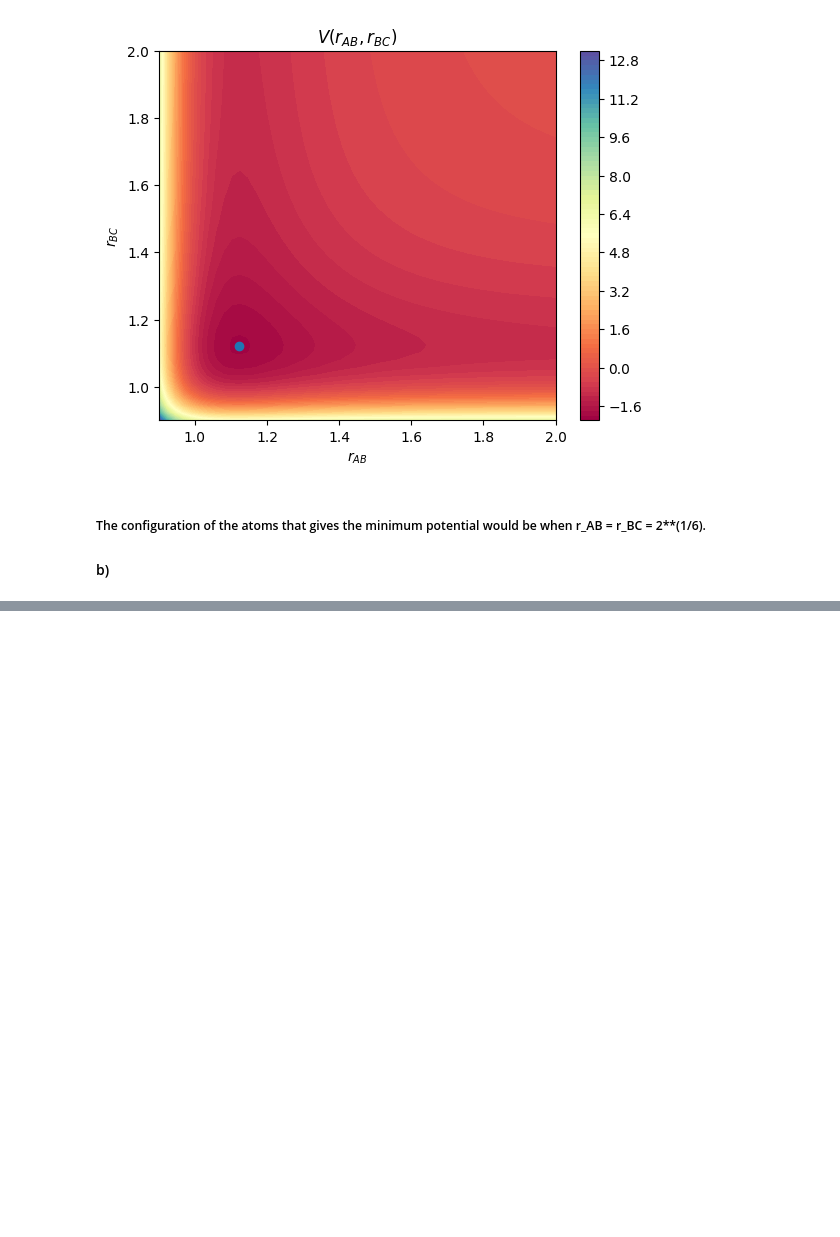
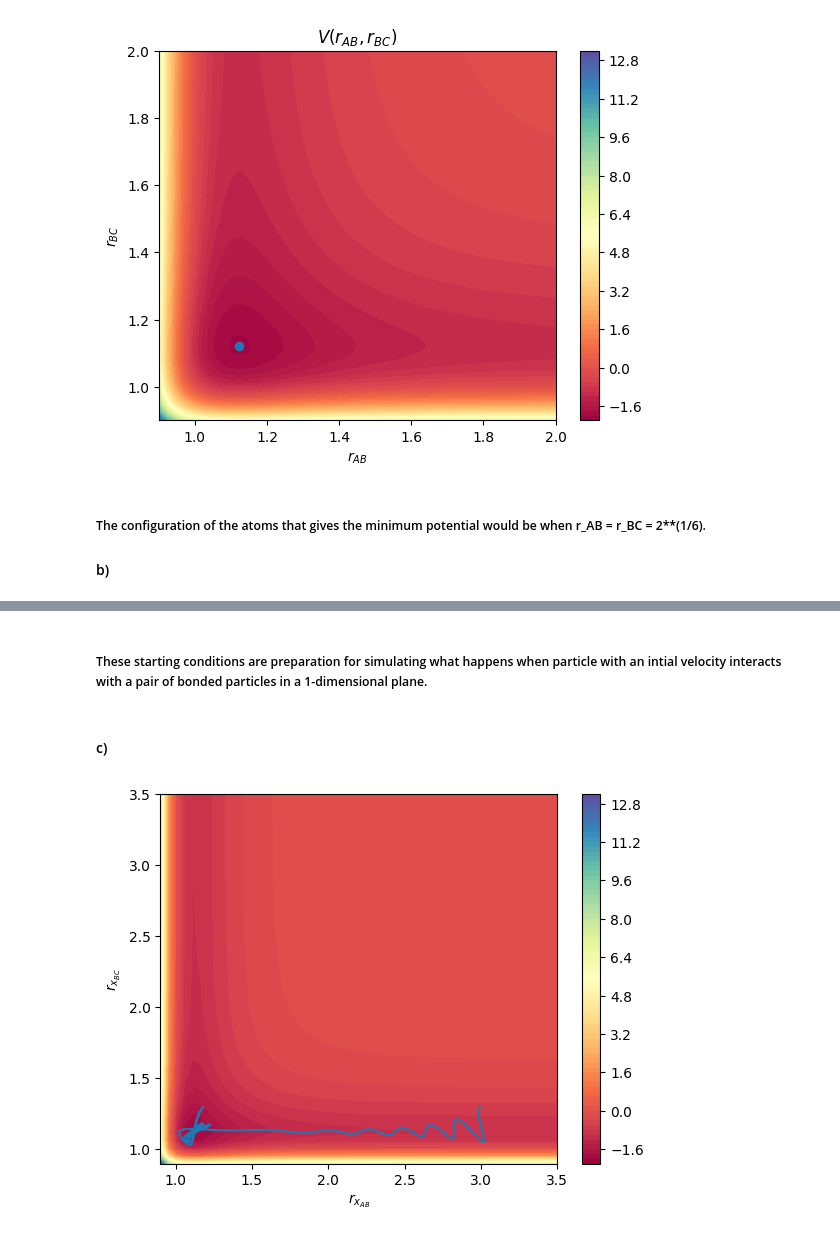
Before and after one commit to Icho2/Computational_Chemistry, a Jupyter notebook: Molecular_Dynamics.ipynb, the cells around one changed output, grey strips where cells are left out. Cells and saved outputs as stored; diff of their text form; code cells hidden in the pictures; blank space fills up the shorter version.

```diff
--- a/Molecular_Dynamics.ipynb
+++ b/Molecular_Dynamics.ipynb
@@ -261,0 +273,37 @@ AttributeError: 'numpy.ndarray' object has no attribute 'plot'
+# %% [markdown]
+##### These starting conditions are preparation for simulating what happens when particle with an intial velocity interacts with a pair of bonded particles in a 1-dimensional plane.
+# %% [markdown]
+#### c)
+# %%
+A = [[-3.0], [0.0], [0.0]]
+B = [[0.0], [0.0], [0.0]] #format particle name = [[x], [y], [z]]
+C = [[1.3], [0.0], [0.0]]
+pos = [A, B, C]
+A_v = [[0.2], [0.0], [0.0]]
+B_v = [[0.0], [0.0], [0.0]] #format {particle name}_v  = [[v_x], [v_y], [v_z]]
+C_v = [[0.0], [0.0], [0.0]]
+vel = [A_v, B_v, C_v]
+h = 0.02
+m = [1, 1, 1]
+end_time = 15
+
+t, pos, vel = multiple_atoms_Verlet(pos, vel, h, end_time, m)
+
+A_x = np.array(pos[0][0])
+B_x = np.array(pos[1][0])
+C_x = np.array(pos[2][0])
+
+r_AB_x = np.abs(A_x - B_x)
+r_BC_x = np.abs(B_x - C_x)
+r_AC_x = np.abs(A_x - C_x)
+
+r_AB = np.linspace(0.9,3.5)
+r_BC = np.linspace(0.9,3.5)
+rAB, rBC,= np.meshgrid(r_AB, r_BC)
+V_AB_BC = V(rAB) + V(rBC) + V(rAB + rBC)
+plt.contourf(rAB, rBC, V_AB_BC, levels=100, cmap='Spectral')
+plt.colorbar()
+plt.plot(r_AB_x, r_BC_x)
+plt.xlabel("$r_{x_{AB}}$");plt.ylabel("$r_{x_{BC}}$");plt.show()
+# %% [output]
+[figure, added]
```
Also changed, not shown: parts of 6 cells of this notebook.
